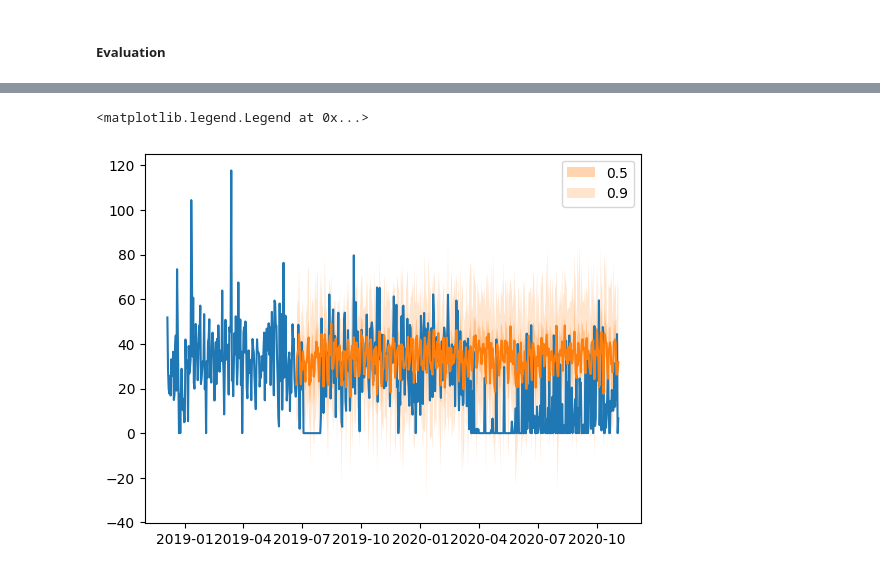
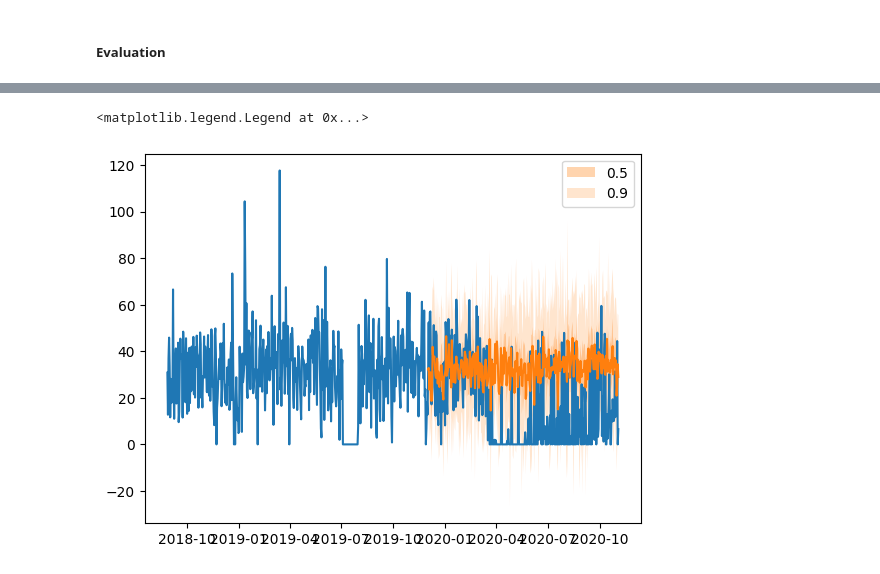
Before and after one commit to Wreck-It-Yuanjie/EV-charging-project, a Jupyter notebook: gluonts_multiple_EVdata.ipynb, the cells around one changed output, grey strips where cells are left out. Saved outputs shown, nothing was run; the diff lists cells and outputs as text; code cells hidden in the pictures.

```diff
--- a/gluonts_multiple_EVdata.ipynb
+++ b/gluonts_multiple_EVdata.ipynb
@@ -315,6 +362,7 @@ simple_feed_forward_estimator = SimpleFeedForwardEstimator(
     trainer=Trainer(
         ctx="cpu",
         epochs=20,
+        callbacks=[history],
         learning_rate=1e-3,
         num_batches_per_epoch=10
     ),
@@ -484,13 +541,13 @@ naive_predictor = Naive2Predictor(
 from gluonts.mx import DeepAREstimator, Trainer
 from gluonts.evaluation import make_evaluation_predictions, Evaluator
 
-def train_and_predict(train_dataset, test_dataset, estimator):
-    predictor = estimator.train(train_dataset)
+def train_and_predict(train_dataset, val_dataset, test_dataset, estimator):
+    predictor = estimator.train(training_data = train_dataset, validation_data = val_dataset)
     forecast_it, ts_it = make_evaluation_predictions(
         dataset = test_dataset, predictor = predictor
     )
 
-    return forecast_it, ts_it
+    return predictor, forecast_it, ts_it
 # %%
 ## Available estmators:
 ## transformer_estimator: transformer
@@ -503,6 +560,6 @@ def train_and_predict(train_dataset, test_dataset, estimator):
 ## gp_estimator: gaussian process
 ## mqcnn_estimator: MQ CNN
 ## rnn_estimator: RNN
-estimator = deepAR_estimator
+estimator = simple_feed_forward_estimator
 # %%
-forecast_it, ts_it = train_and_predict(train_ds, test_ds, estimator)
+predictor, forecast_it, ts_it = train_and_predict(train_ds, val_ds, test_ds, estimator)
@@ -542,12 +634,12 @@ print(ts_entry)
 
 [3386 rows x 1 columns]
 # %%
-plt.plot(ts_entry[-700:].to_timestamp())
+plt.plot(ts_entry[-800:].to_timestamp())
 forecast_entry.plot(show_label=True)
 plt.legend()
 # %% [output]
 <matplotlib.legend.Legend at 0x...>
-[figure, old version]
+[figure, new version]
 # %%
 evaluator = Evaluator(quantiles=[0.1, 0.5, 0.9])
 agg_metrics, item_metrics = evaluator(tss, forecast)
```
Also changed, not shown: parts of 44 cells of this notebook, 1 other file.
